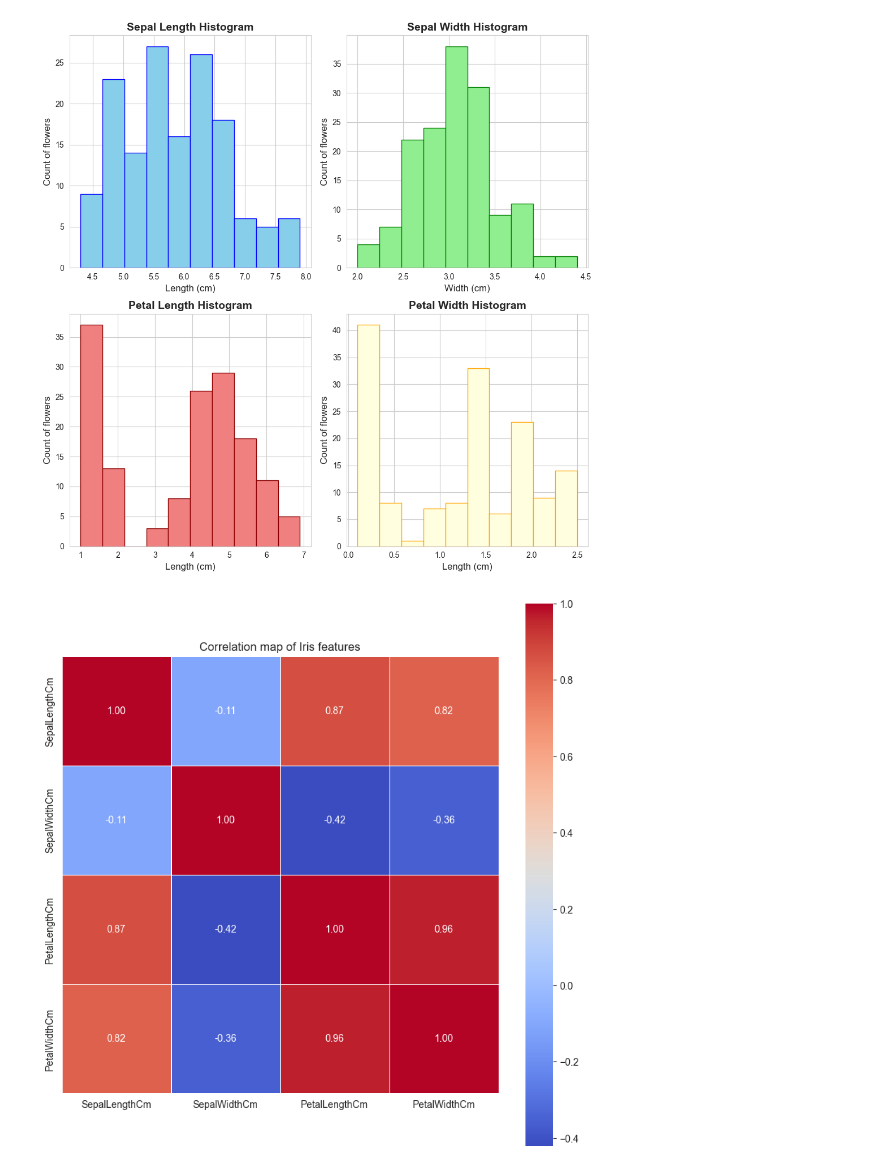
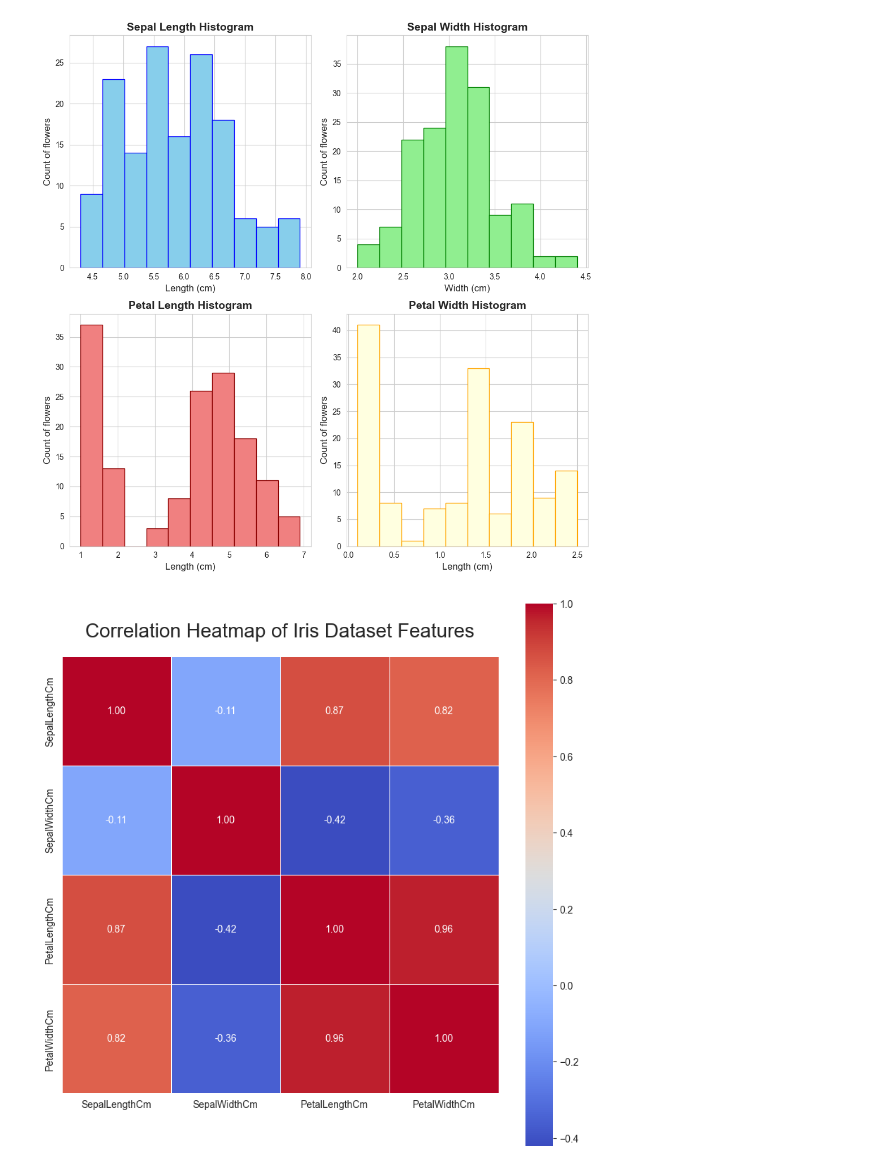
Before and after one commit to gerardmietek/Iris-Flowers-Classification, a Jupyter notebook: Untitled.ipynb, the cells around one changed output. Cells and saved outputs as stored; diff of their text form; code cells hidden in the pictures.

```diff
--- a/Untitled.ipynb
+++ b/Untitled.ipynb
@@ -162,9 +163,9 @@ plt.show()
 # %%
 correlation_matrix = data.iloc[:, :-1].corr()
 plt.figure( figsize=(10, 10) )
 sns.heatmap( correlation_matrix, annot=True, cmap='coolwarm', fmt='.2f', linewidths=0.5 )
-plt.title( 'Correlation map of Iris features' )
+plt.title( 'Correlation Heatmap of Iris Dataset Features', fontsize = 20, pad = 20 )
 plt.gca().set_aspect('equal', adjustable='box')
 plt.show()
 # %% [output]
-[figure, old version]
+[figure, new version]
```
Also changed, not shown: parts of 2 cells of this notebook.
